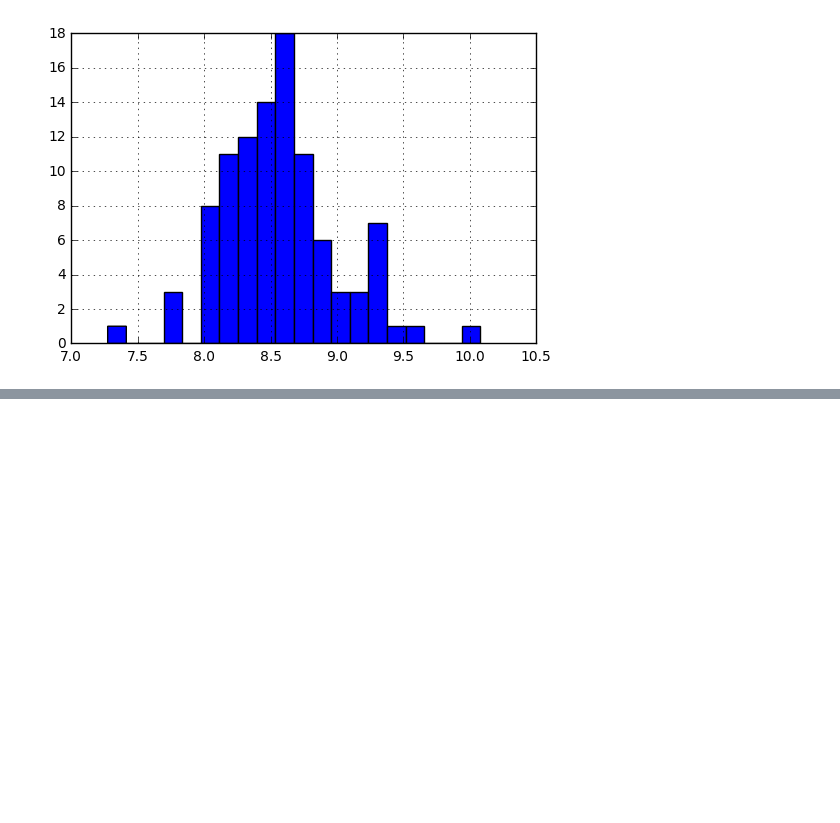
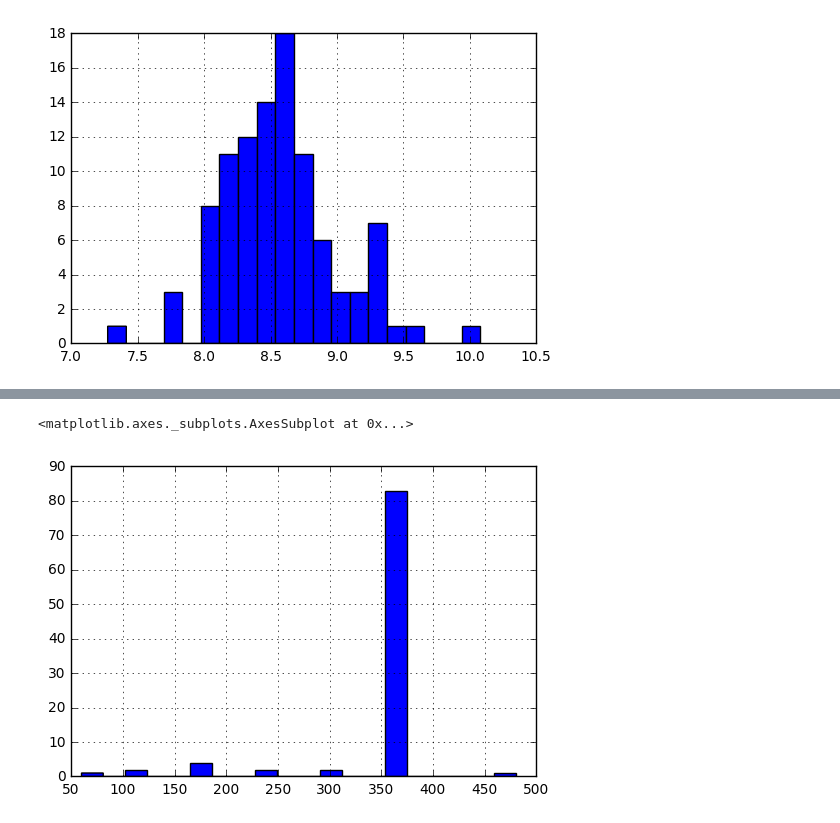
Before and after one commit to sukhneersingh/Predicting_Loan_Eligibilty, a Jupyter notebook: Find_loan_eligiblty.ipynb, the cells around one changed output, grey strips where cells are left out. Drawn from its saved outputs; the diff is of its cells as text; code cells hidden in the pictures; blank space fills up the shorter version.

```diff
--- a/Find_loan_eligiblty.ipynb
+++ b/Find_loan_eligiblty.ipynb
@@ -430,0 +255,8 @@ print (best_clf)
+# %%
+# Replace missing values
+df['Credit_History'].fillna(df[df['Credit_History'].isnull()].apply(lambda x: 0 if x['Gender'] =='F' and x['Self_Employed'] == 'Yes' and x['Education'] == 'Graduate' else 1, axis=1), inplace=True)
+# %%
+df['Loan_Amount_Term'].hist(bins=20)
+# %% [output]
+<matplotlib.axes._subplots.AxesSubplot at 0x...>
+[figure, added]
```
Also changed, not shown: parts of 54 cells of this notebook.
